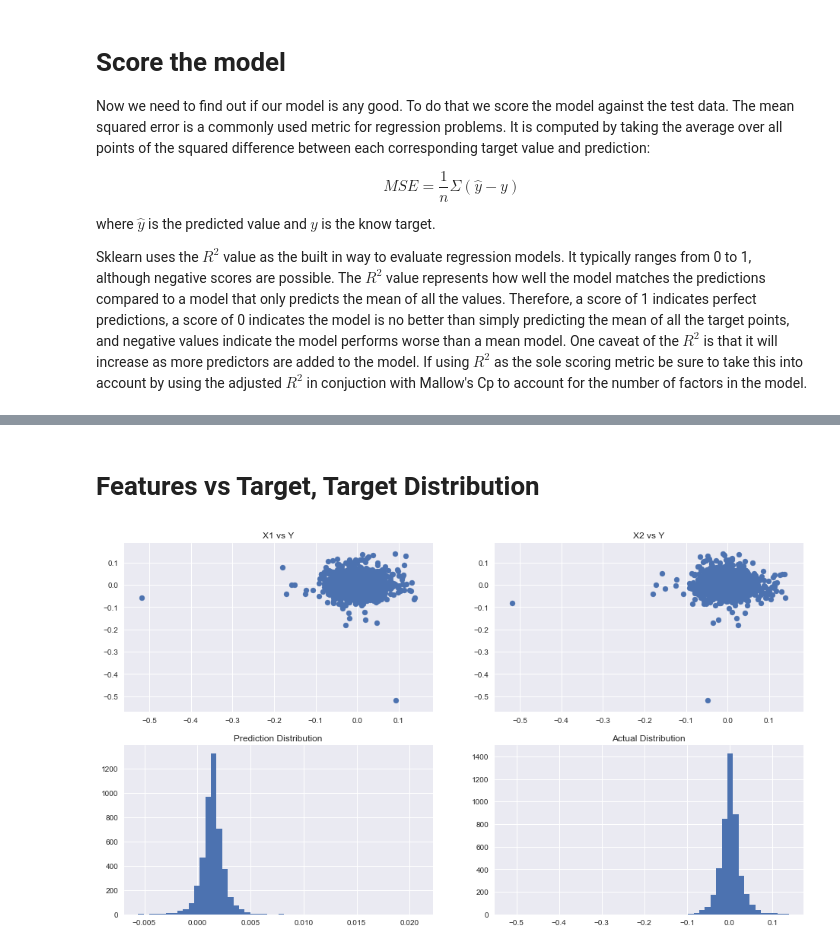
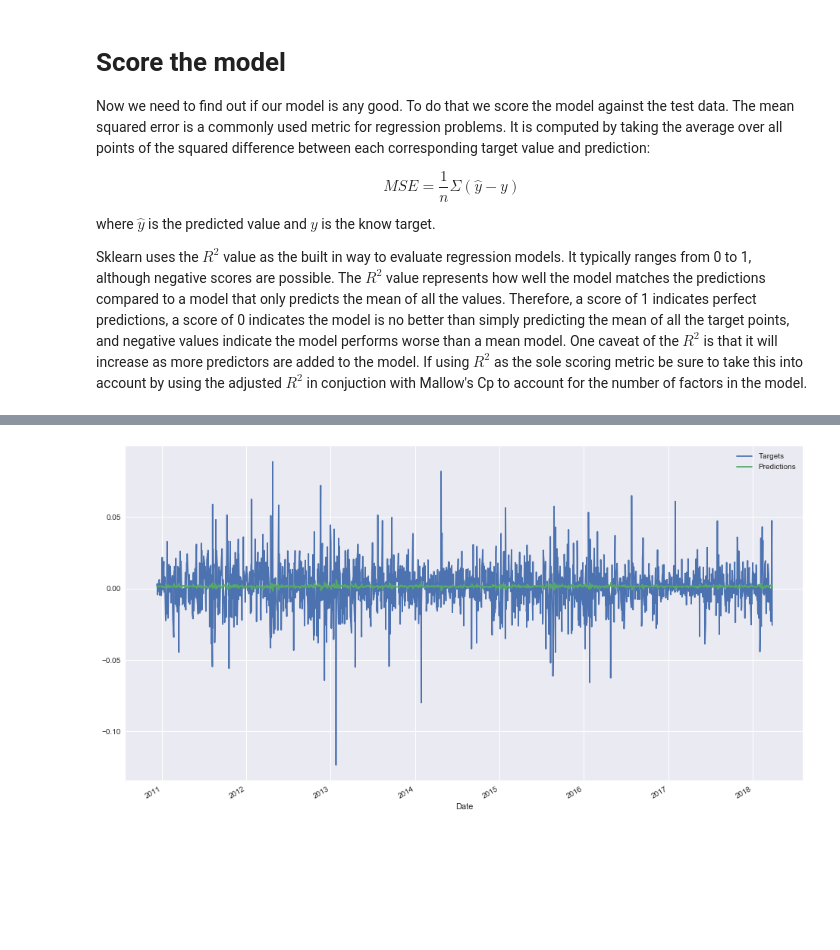
Before and after one commit to johnkmaxi/johnkmaxi.github.io, a Jupyter notebook: notebooks/Predicting-Stock-Price.ipynb, the cells around one changed output, grey strips where cells are left out. Cells and saved outputs as stored; diff of their text form; code cells hidden in the pictures; blank space fills up the shorter version.

```diff
--- a/notebooks/Predicting-Stock-Price.ipynb
+++ b/notebooks/Predicting-Stock-Price.ipynb
@@ -143,18 +151,11 @@ The R^2 value indicates that the model actually does worse than simply predictin
 # %%
 fig, ax = plt.subplots(1, figsize=(16,9))
-ytest.plot(kind='line',ax=ax)
-ax.plot(Xtest.index, lr.predict(Xtest.values));
+ytest.plot(kind='line',ax=ax, label='Targets')
+ax.plot(Xtest.index, lr.predict(Xtest.values), label='Predictions');
+ax.legend()
+for tick in a.get_xticklabels():
+    tick.set_fontsize(15)
+for tick in a.get_yticklabels():
+    tick.set_fontsize(15)
+# %% [output]
+[figure, added]
-# %% [markdown]
-# Features vs Target, Target Distribution
-# %%
-fig, ax = plt.subplots(2,2,figsize=(16,9))
-ax[0][0].scatter(close['X1'],close['Y'])
-ax[0][0].set_title('X1 vs Y')
-ax[0][1].scatter(close['X2'],close['Y'])
-ax[0][1].set_title('X2 vs Y')
-ax[1][0].hist(lr.predict(close.loc[:,['X1','X2']]),50);
-ax[1][0].set_title('Prediction Distribution')
-ax[1][1].hist(close['Y'],50);
-ax[1][1].set_title('Actual Distribution');
-# %% [output]
-[figure, removed]
```
Also changed, not shown: parts of 9 cells of this notebook, 4 other files.
